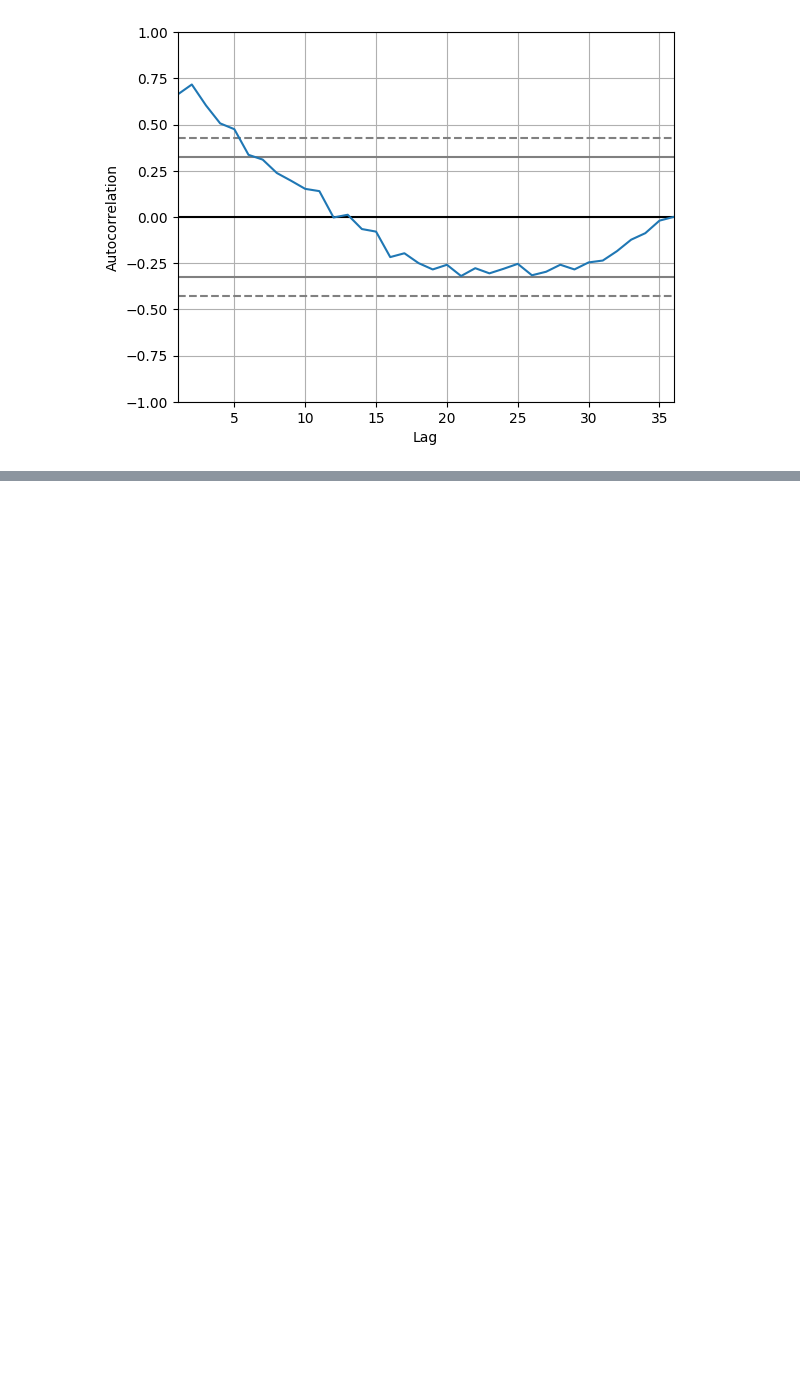
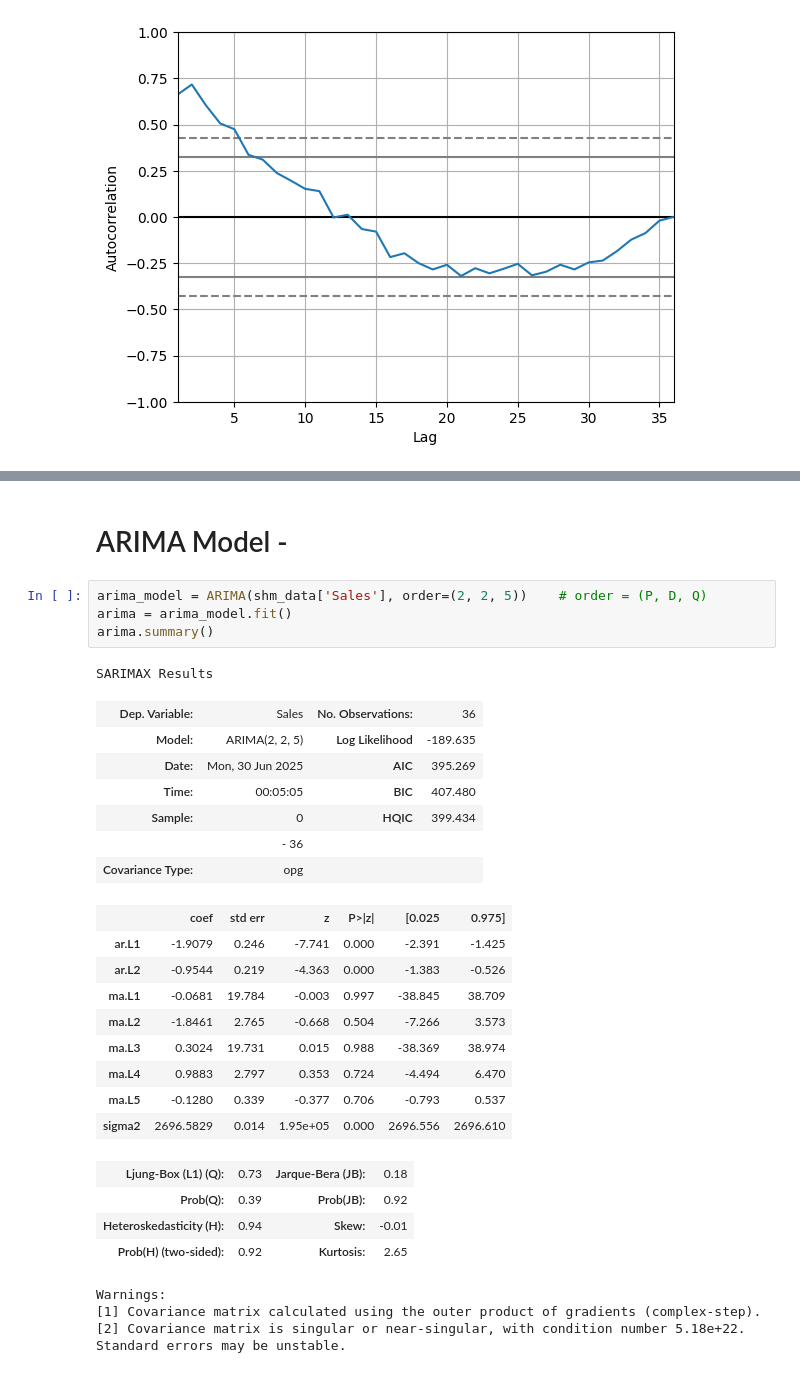
Before and after one commit to Mansish-101M99/Machine_Learning_use_MM, a Jupyter notebook: Time_Series_Forecasting/time_sr_forecast5.ipynb, the cells around one changed output, grey strips where cells are left out. Drawn from its saved outputs; the diff is of its cells as text; blank space fills up the shorter version.

```diff
--- a/Time_Series_Forecasting/time_sr_forecast5.ipynb
+++ b/Time_Series_Forecasting/time_sr_forecast5.ipynb
@@ -72,0 +90,31 @@ For autocorrelation, if the autocorrelation plot is crossing at the confidence i
+# %% [markdown]
+# ARIMA Model -
+# %%
+arima_model = ARIMA(shm_data['Sales'], order=(2, 2, 5))    # order = (P, D, Q)
+arima = arima_model.fit()
+arima.summary()
+# %% [output]
+SARIMAX Results
+| Dep. Variable: | Sales | No. Observations: | 36 |
+| Model: | ARIMA(2, 2, 5) | Log Likelihood | -189.635 |
+| Date: | Mon, 30 Jun 2025 | AIC | 395.269 |
+| Time: | 00:05:05 | BIC | 407.480 |
+| Sample: | 0 | HQIC | 399.434 |
+|  | - 36 |  |  |
+| Covariance Type: | opg |  |  |
+|  | coef | std err | z | P>|z| | [0.025 | 0.975] |
+| ar.L1 | -1.9079 | 0.246 | -7.741 | 0.000 | -2.391 | -1.425 |
+| ar.L2 | -0.9544 | 0.219 | -4.363 | 0.000 | -1.383 | -0.526 |
+| ma.L1 | -0.0681 | 19.784 | -0.003 | 0.997 | -38.845 | 38.709 |
+| ma.L2 | -1.8461 | 2.765 | -0.668 | 0.504 | -7.266 | 3.573 |
+| ma.L3 | 0.3024 | 19.731 | 0.015 | 0.988 | -38.369 | 38.974 |
+| ma.L4 | 0.9883 | 2.797 | 0.353 | 0.724 | -4.494 | 6.470 |
+| ma.L5 | -0.1280 | 0.339 | -0.377 | 0.706 | -0.793 | 0.537 |
+| sigma2 | 2696.5829 | 0.014 | 1.95e+05 | 0.000 | 2696.556 | 2696.610 |
+| Ljung-Box (L1) (Q): | 0.73 | Jarque-Bera (JB): | 0.18 |
+| Prob(Q): | 0.39 | Prob(JB): | 0.92 |
+| Heteroskedasticity (H): | 0.94 | Skew: | -0.01 |
+| Prob(H) (two-sided): | 0.92 | Kurtosis: | 2.65 |
+Warnings:
+[1] Covariance matrix calculated using the outer product of gradients (complex-step).
+[2] Covariance matrix is singular or near-singular, with condition number 5.18e+22. Standard errors may be unstable.
```
Also changed, not shown: parts of 11 cells of this notebook.
